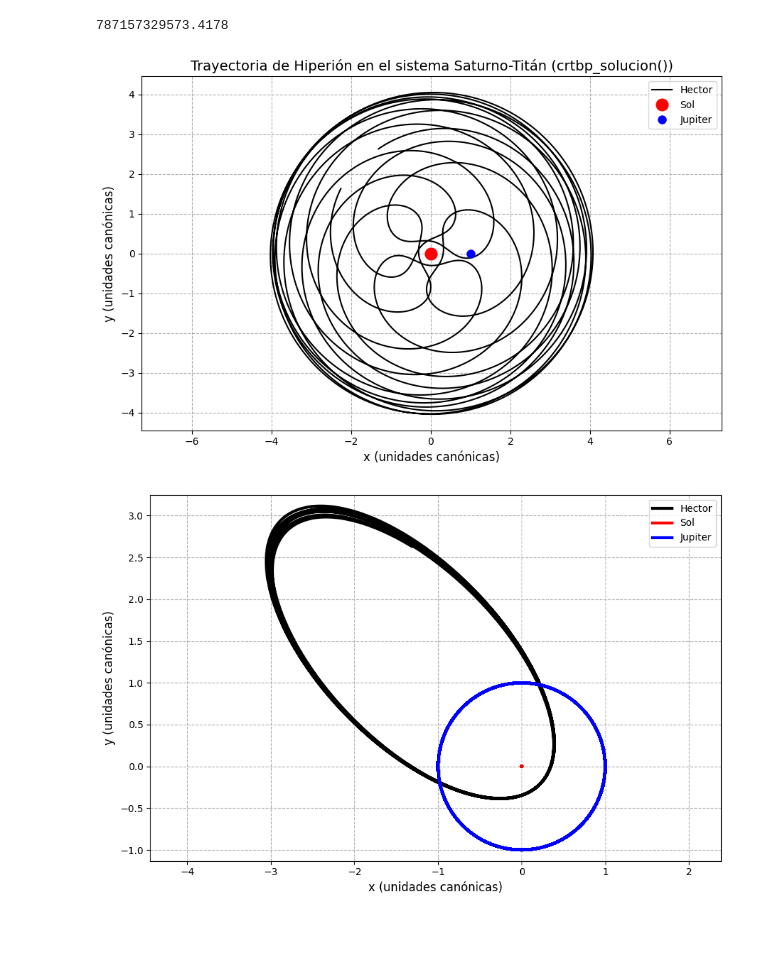
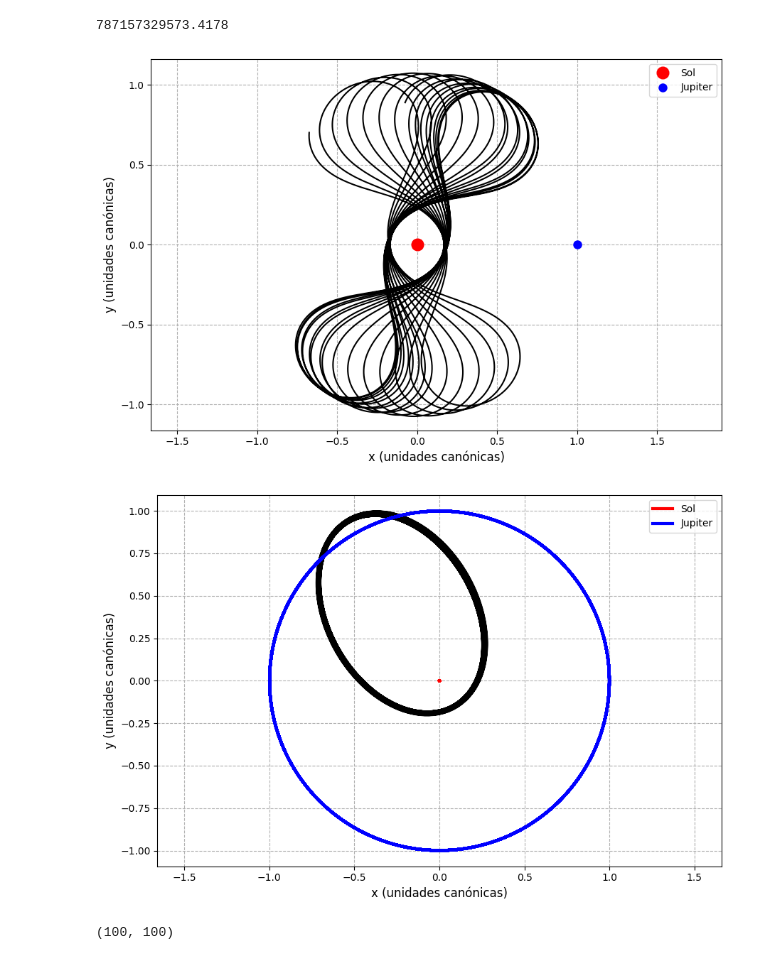
Before and after one commit to Daniel-534/MecanicaCeleste, a Jupyter notebook: Modelacion3/CRTBP_Jupiter.ipynb, the cells around one changed output. Drawn from its saved outputs; the diff is of its cells as text; code cells hidden in the pictures; blank space fills up the shorter version.

Commit message:
Spacecraft Lucy

```diff
--- a/Modelacion3/CRTBP_Jupiter.ipynb
+++ b/Modelacion3/CRTBP_Jupiter.ipynb
@@ -16,7 +16,7 @@ Epochs = {'start': '2026-06-16', 'stop': '2027-06-16', 'step': '5d'}
 cuerpos = {
     "Sol": "10",
     "Jupiter": "599",
-    "Hector": "90000468"
+    "Lucy": "-49"
 }
 
 all_tablas = {}
@@ -94,8 +78,8 @@ def transformar_a_CRTBP_frame(estado_si, m1_si, m2_si, U_L, U_V):
     r2_si = get_vec('Jupiter')[:3]
     v2_si = get_vec('Jupiter')[3:]
 
-    r3_si = get_vec('Hector')[:3]
-    v3_si = get_vec('Hector')[3:]
+    r3_si = get_vec('Lucy')[:3]
+    v3_si = get_vec('Lucy')[3:]
 
     # Calcular el Baricentro del sistema binario (m1 + m2)
     M_total = m1_si + m2_si
@@ -170,26 +154,26 @@ rs, vs, ris, vis, r1s, r2s = pc.crtbp_solucion(alpha, Ys[:3],Ys[3:],ts)
 # %%
 plt.figure(figsize=(6*1.5, 4*1.5))
 
-plt.plot(rs[:,0], rs[:,1], color='black', linewidth=1.5, label='Hector')
+plt.plot(rs[:,0], rs[:,1], color='black', linewidth=1.5)
 
 plt.plot(-alpha, 0, 'o', color='red', markersize=12, label='Sol')
 plt.plot(1 - alpha, 0, 'o', color='blue', markersize=8, label='Jupiter')
 
 plt.xlabel('x (unidades canónicas)', fontsize=12)
 plt.ylabel('y (unidades canónicas)', fontsize=12)
-plt.title('Trayectoria de Hiperión en el sistema Saturno-Titán (crtbp_solucion())', fontsize=14)
+#plt.title('Trayectoria de Hiperión en el sistema Saturno-Titán (crtbp_solucion())', fontsize=14)
 
 plt.grid(ls="--")
 plt.axis('equal')
 
 plt.legend()
 plt.tight_layout();
 # %% [output]
-[figure, old version]
+[figure, new version]
 # %%
 plt.figure(figsize=(6*1.5, 4*1.5))
 
-plt.plot(ris[:,0], ris[:,1], color='black', linewidth=3, label='Hector')
+plt.plot(ris[:,0], ris[:,1], color='black', linewidth=3)
 plt.plot(r1s[:,0], r1s[:,1], color='red', linewidth=3, label='Sol')
 plt.plot(r2s[:,0], r2s[:,1], color='blue', linewidth=3, label='Jupiter')
 
@@ -203,4 +187,14 @@ plt.axis('equal')
 plt.legend()
 plt.tight_layout();
 # %% [output]
-[figure, old version]
+[figure, new version]
+# %%
+Ng = 100
+vmax = 1.5
+xs = np.linspace(-vmax, vmax, Ng)
+ys = np.linspace(-vmax, vmax, Ng)
+Xs, Ys = np.meshgrid(xs, ys)
+Zs = 0 * np.ones_like(Xs)
+Xs.shape
+# %% [output]
+(100, 100)
```
Also changed, not shown: parts of 6 cells of this notebook.
